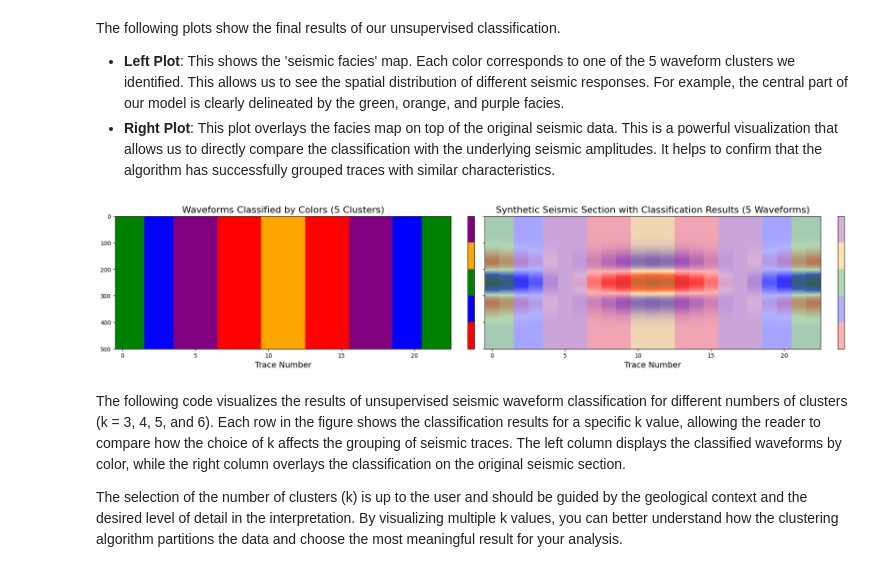
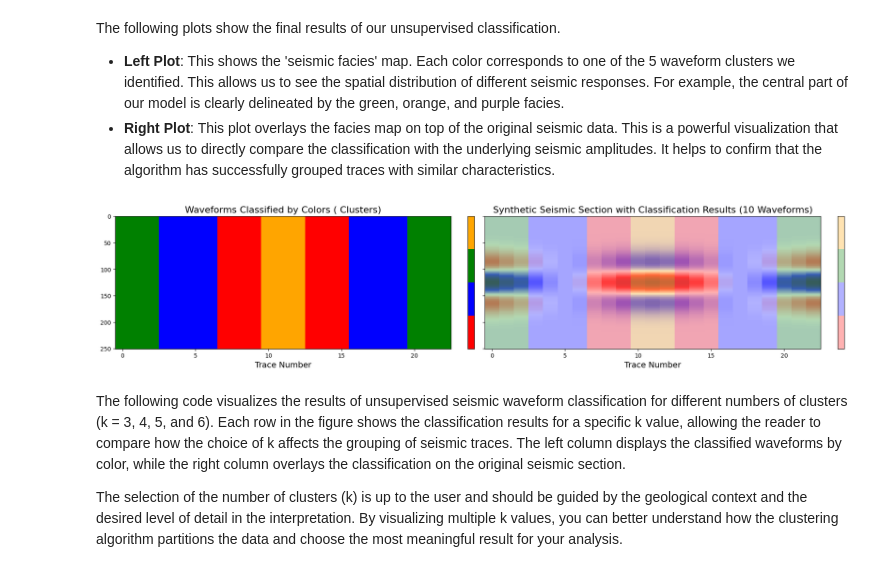
Before and after one commit to roderickperez/seismicWaveformClassification, a Jupyter notebook: 2D_seismicWaveformClassification.ipynb, the cells around one changed output. Cells and saved outputs as stored; diff of their text form; code cells hidden in the pictures.

```diff
--- a/2D_seismicWaveformClassification.ipynb
+++ b/2D_seismicWaveformClassification.ipynb
@@ -56,7 +56,7 @@ A seismic wavelet is a short pulse of energy that we theoretically send into the
 # Define parameters
 freq = 50
 tn = 50
-dt = 0.1
+dt = 0.2
 # %% [markdown]
 This step creates a time array that will serve as the vertical axis for our wavelet. The time is centered around zero to create a symmetric wavelet.
 # %%
@@ -135,7 +135,7 @@ synth_seismic_T = synth_seismic.T  # Shape becomes (23, 501)
 Now we decide how many different groups (or **clusters**) of waveforms we want to find. This is a key parameter for the K-Means algorithm. For this example, we'll start with 5 clusters, but we'll use a technique called the 'Elbow Method' to see if this is a good choice.
 # %%
 # Number of clusters for K-Means
-num_clusters = 5  # You can change this depending on your needs
+num_clusters = 4  # You can change this depending on your needs
 # %% [markdown]
 Here, we apply the K-Means algorithm to our seismic data. The algorithm will group the 23 seismic traces into 5 clusters based on their shape. Traces within the same cluster are more similar to each other than to those in other clusters.
 # %%
@@ -176,7 +176,7 @@ plt.show()
 To make our results easy to interpret, we'll assign a unique color to each cluster. This will help us visualize the spatial distribution of the different waveform groups.
 # %%
 # Define consistent cluster colors
-waveform_colors = ['red', 'blue', 'green', 'orange', 'purple']  # Colors for each cluster
+waveform_colors = ['red', 'blue', 'green', 'orange'] #, 'purple']  # Colors for each cluster
 custom_cmap = ListedColormap(waveform_colors)
 # %% [markdown]
 Now, we create a new seismic section where each trace is colored according to the cluster it belongs to. This will give us a 'seismic facies' map, where each color represents a different type of seismic response.
@@ -193,24 +193,24 @@ The following plots show the final results of our unsupervised classification.
 # %%
 # Create the figure with 3 subplots
 fig, axs = plt.subplots(1, 2, figsize=(18, 4), constrained_layout=True, sharey=True)
 
 # Second subplot: Only the waveforms classified by colors
 im1 = axs[0].imshow(colored_synth_seismic, cmap=custom_cmap, aspect='auto', interpolation='none')
-axs[0].set_title('Waveforms Classified by Colors (5 Clusters)', fontsize=16)
+axs[0].set_title('Waveforms Classified by Colors ( Clusters)', fontsize=16)
 axs[0].set_xlabel('Trace Number', fontsize=14)
 fig.colorbar(im1, ax=axs[0], orientation='vertical').set_ticks([])  # Remove ticks and labels
 
 # Third subplot: Overlay of seismic amplitude and classification
 axs[1].imshow(synth_seismic, cmap='seismic', aspect='auto', interpolation='none', alpha=0.7)
 im2 = axs[1].imshow(colored_synth_seismic, cmap=custom_cmap, aspect='auto', interpolation='none', alpha=0.3)
-axs[1].set_title('Synthetic Seismic Section with Classification Results (5 Waveforms)', fontsize=16)
+axs[1].set_title(f'Synthetic Seismic Section with Classification Results ({k} Waveforms)', fontsize=16)
 axs[1].set_xlabel('Trace Number', fontsize=14)
 fig.colorbar(im2, ax=axs[1], orientation='vertical').set_ticks([])  # Remove ticks and labels
 
 # Show the figure
 plt.show()
 # %% [output]
-[figure, old version]
+[figure, new version]
 # %% [markdown]
 The following code visualizes the results of unsupervised seismic waveform classification for different numbers of clusters (k = 3, 4, 5, and 6). Each row in the figure shows the classification results for a specific k value, allowing the reader to compare how the choice of k affects the grouping of seismic traces. The left column displays the classified waveforms by color, while the right column overlays the classification on the original seismic section.
 
```
Also changed, not shown: parts of 4 cells of this notebook, 1 other file.
